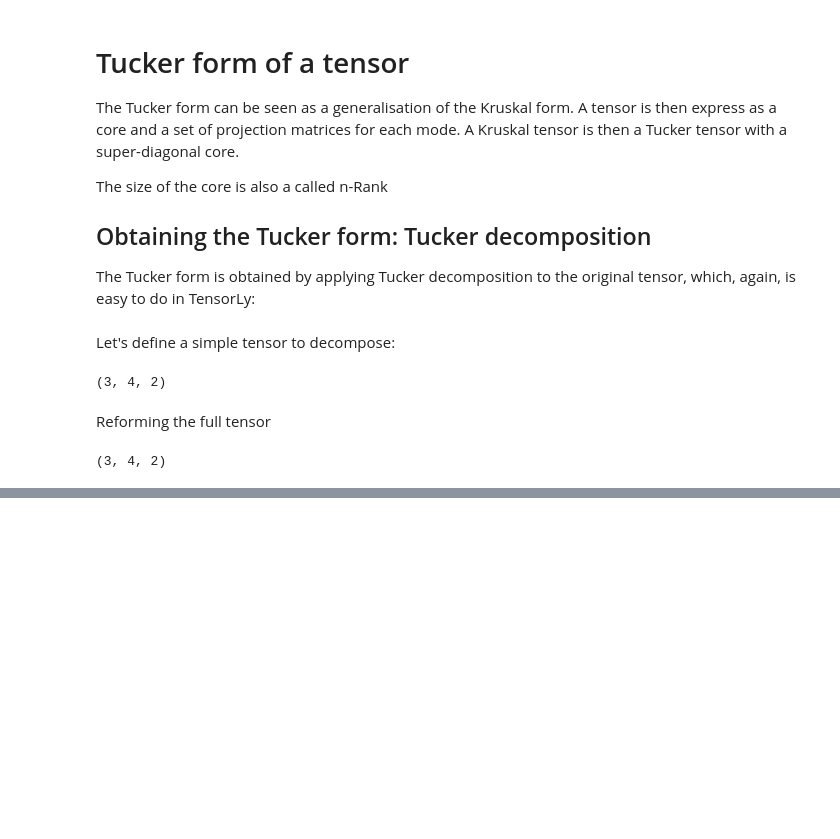
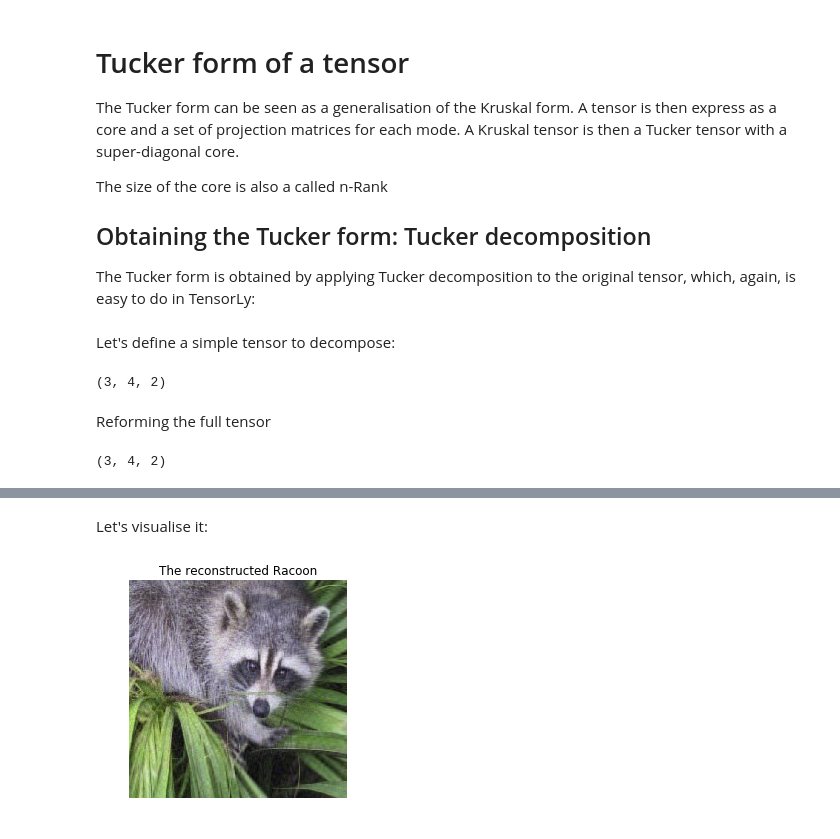
Before and after one commit to JeanKossaifi/ifi-summer-school, a Jupyter notebook: notebooks/3-tensor-decomposition.ipynb, the cells around one changed output, grey strips where cells are left out. Cells and saved outputs as stored; diff of their text form; code cells hidden in the pictures; blank space fills up the shorter version.

```diff
--- a/notebooks/3-tensor-decomposition.ipynb
+++ b/notebooks/3-tensor-decomposition.ipynb
@@ -72,0 +145,2 @@ full_tensor.shape
+# %%
+core, factors = tucker(image1, rank=[50, 50, 3])
@@ -72,0 +149,13 @@ full_tensor.shape
+# %%
+rec_image = tl.tucker_to_tensor(core, factors)
+# %% [markdown]
+Let's visualise it:
+# %%
+fig = plt.figure()
+ax = fig.add_subplot(1, 1, 1)
+ax.imshow(to_image(rec_image))
+ax.set_axis_off()
+plt.title('The reconstructed Racoon')
+fig.show()
+# %% [output]
+[figure, added]
```
Also changed, not shown: parts of 35 cells of this notebook, 11 other files.
